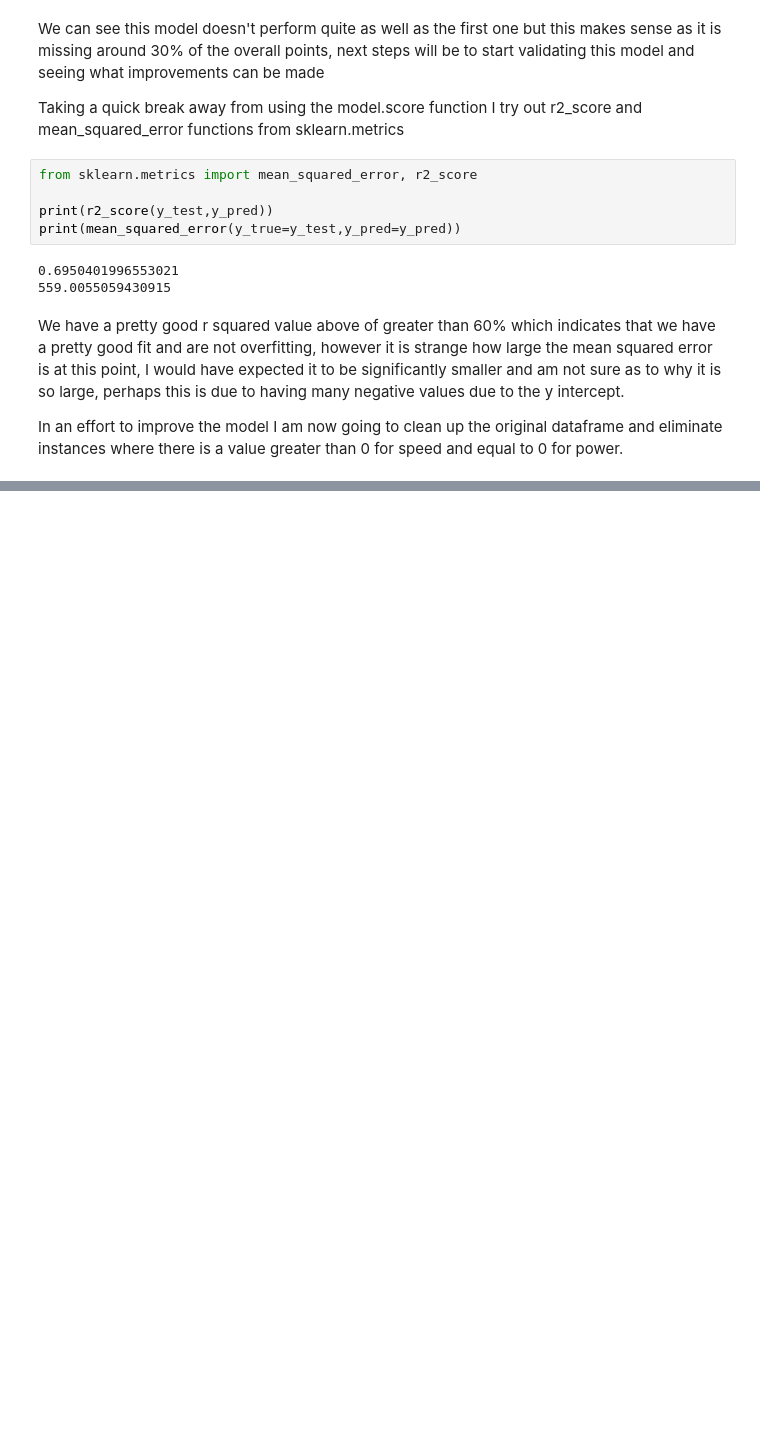
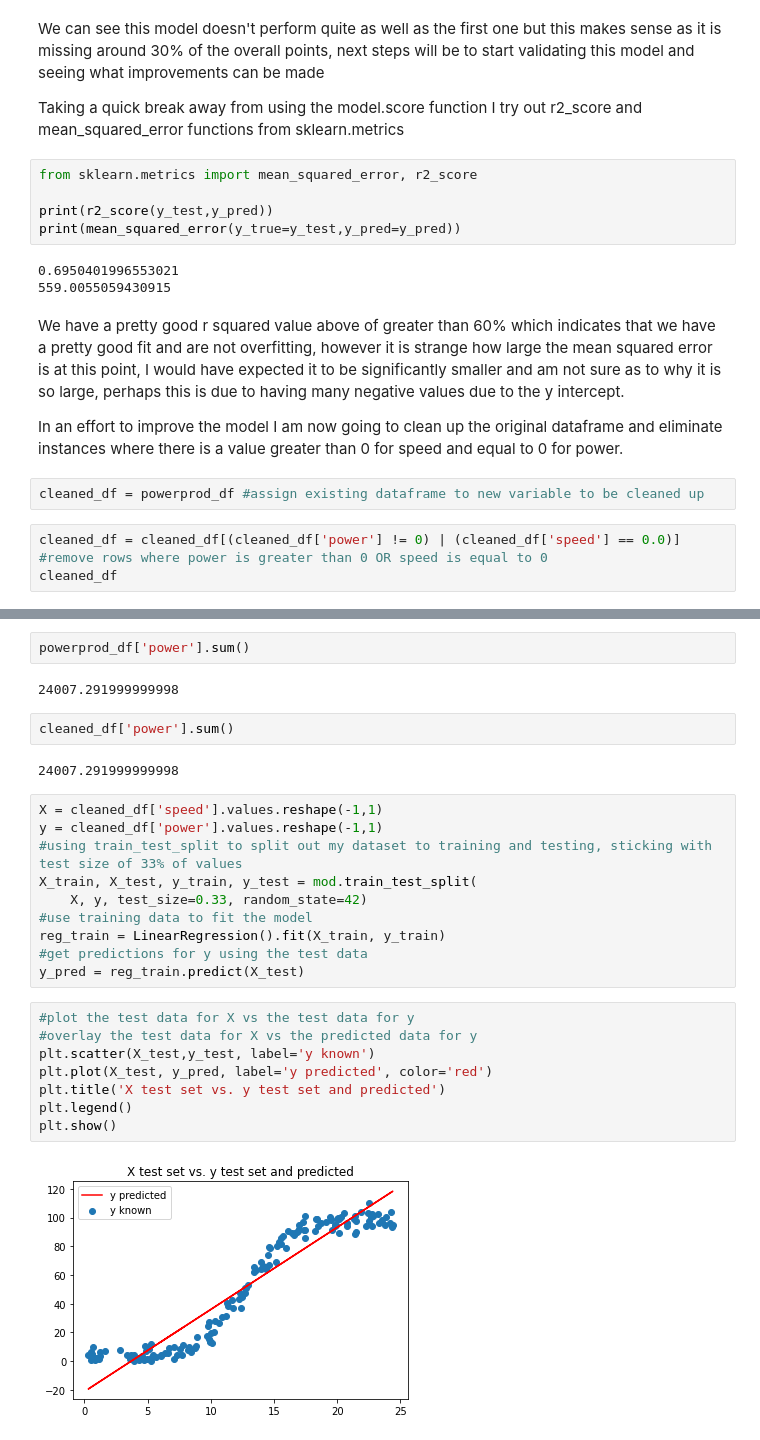
Before and after one commit to itskeithstudent/Fundamentals-of-Data-Analysis-52446-Project-2020, a Jupyter notebook: Notebook/LinearRegression_Project2020.ipynb, the cells around one changed output, grey strips where cells are left out. Cells and saved outputs as stored; diff of their text form; blank space fills up the shorter version.

Commit message:
Model: Add new Linear Regression fit model where now data is first cleaned to remove problem data where power is not generated despite speed being greater than 0

```diff
--- a/Notebook/LinearRegression_Project2020.ipynb
+++ b/Notebook/LinearRegression_Project2020.ipynb
@@ -125,3 +125,8 @@ print(mean_squared_error(y_true=y_test,y_pred=y_pred))
 We have a pretty good r squared value above of greater than 60% which indicates that we have a pretty good fit and are not overfitting, however it is strange how large the mean squared error is at this point, I would have expected it to be significantly smaller and am not sure as to why it is so large, perhaps this is due to having many negative values due to the y intercept.
 
 In an effort to improve the model I am now going to clean up the original dataframe and eliminate instances where there is a value greater than 0 for speed and equal to 0 for power.
+# %%
+cleaned_df = powerprod_df #assign existing dataframe to new variable to be cleaned up
+# %%
+cleaned_df = cleaned_df[(cleaned_df['power'] != 0) | (cleaned_df['speed'] == 0.0)] #remove rows where power is greater than 0 OR speed is equal to 0
+cleaned_df
@@ -127,0 +159,28 @@ In an effort to improve the model I am now going to clean up the original datafr
+# %%
+powerprod_df['power'].sum()
+# %% [output]
+24007.291999999998
+# %%
+cleaned_df['power'].sum()
+# %% [output]
+24007.291999999998
+# %%
+X = cleaned_df['speed'].values.reshape(-1,1)
+y = cleaned_df['power'].values.reshape(-1,1)
+#using train_test_split to split out my dataset to training and testing, sticking with test size of 33% of values
+X_train, X_test, y_train, y_test = mod.train_test_split(
+    X, y, test_size=0.33, random_state=42)
+#use training data to fit the model
+reg_train = LinearRegression().fit(X_train, y_train)
+#get predictions for y using the test data
+y_pred = reg_train.predict(X_test)
+# %%
+#plot the test data for X vs the test data for y
+#overlay the test data for X vs the predicted data for y
+plt.scatter(X_test,y_test, label='y known')
+plt.plot(X_test, y_pred, label='y predicted', color='red')
+plt.title('X test set vs. y test set and predicted')
+plt.legend()
+plt.show()
+# %% [output]
+[figure, added]
```
Also changed, not shown: parts of 4 cells of this notebook.
